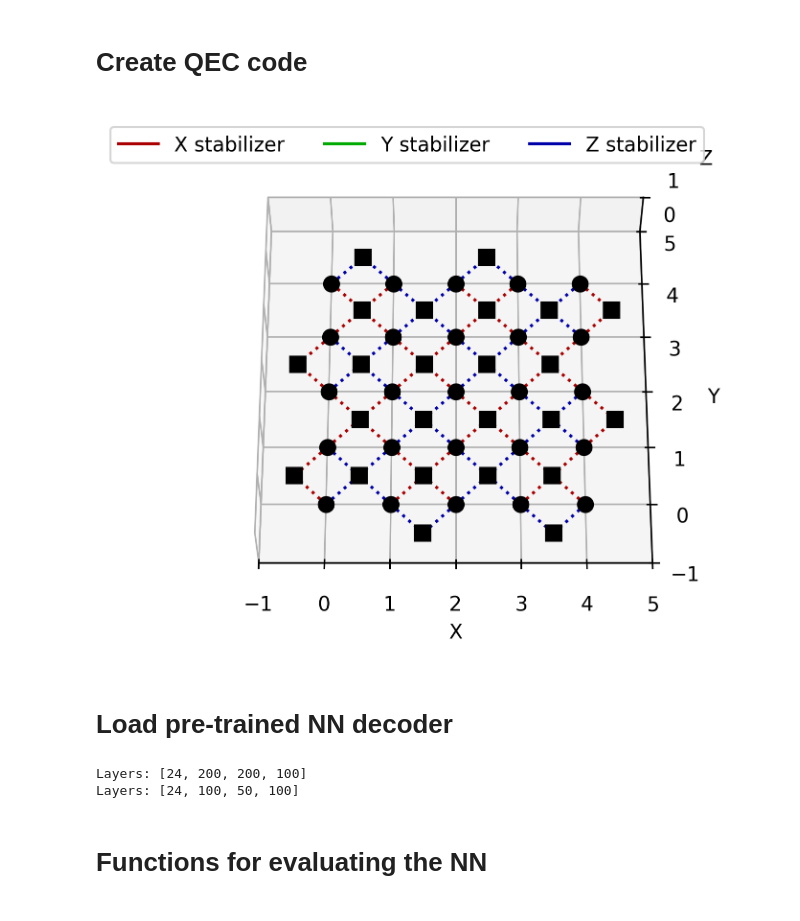
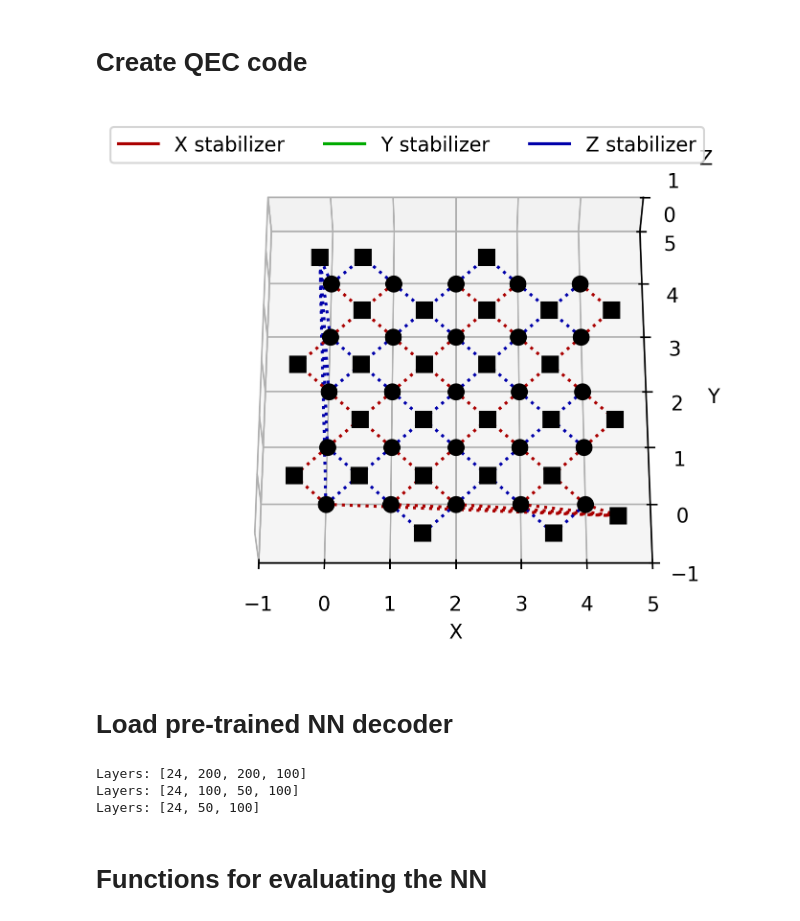
Before and after one commit to JuliusRye/QEC, a Jupyter notebook: examples/neural_network_decoder_SC5.ipynb, the cells around one changed output. Drawn from its saved outputs; the diff is of its cells as text; code cells hidden in the pictures.

```diff
--- a/examples/neural_network_decoder_SC5.ipynb
+++ b/examples/neural_network_decoder_SC5.ipynb
@@ -17,12 +17,12 @@ key = jax.random.key(42)
 # Create QEC code
 # %%
 code_distance = 5
-qec = QEC(surface_code_data(d=code_distance))
+qec = QEC(surface_code_data_wls(d=code_distance))
 Mx, My, Mz = qec.transformation_matrix()
 nsq, ndq = Mx.shape
 qec.show();
 # %% [output]
-[figure, old version]
+[figure, new version]
 # %% [markdown]
 # Load pre-trained NN decoder
 # %%
@@ -31,9 +31,13 @@ print(f"Layers: {[params1['weights'][0].shape[1]]+[bias.shape[0] for bias in par
 
 params2 = load_NN("../trained_NN/NN_SC_D5_V2.json")
 print(f"Layers: {[params2['weights'][0].shape[1]]+[bias.shape[0] for bias in params2['biases']]}")
+
+params3 = load_NN("../trained_NN/NN_SC_D5_V3.json")
+print(f"Layers: {[params3['weights'][0].shape[1]]+[bias.shape[0] for bias in params3['biases']]}")
 # %% [output]
 Layers: [24, 200, 200, 100]
 Layers: [24, 100, 50, 100]
+Layers: [24, 50, 100]
 # %% [markdown]
 # Functions for evaluating the NN
 # %%
```
Also changed, not shown: parts of 2 cells of this notebook, 7 other files.
